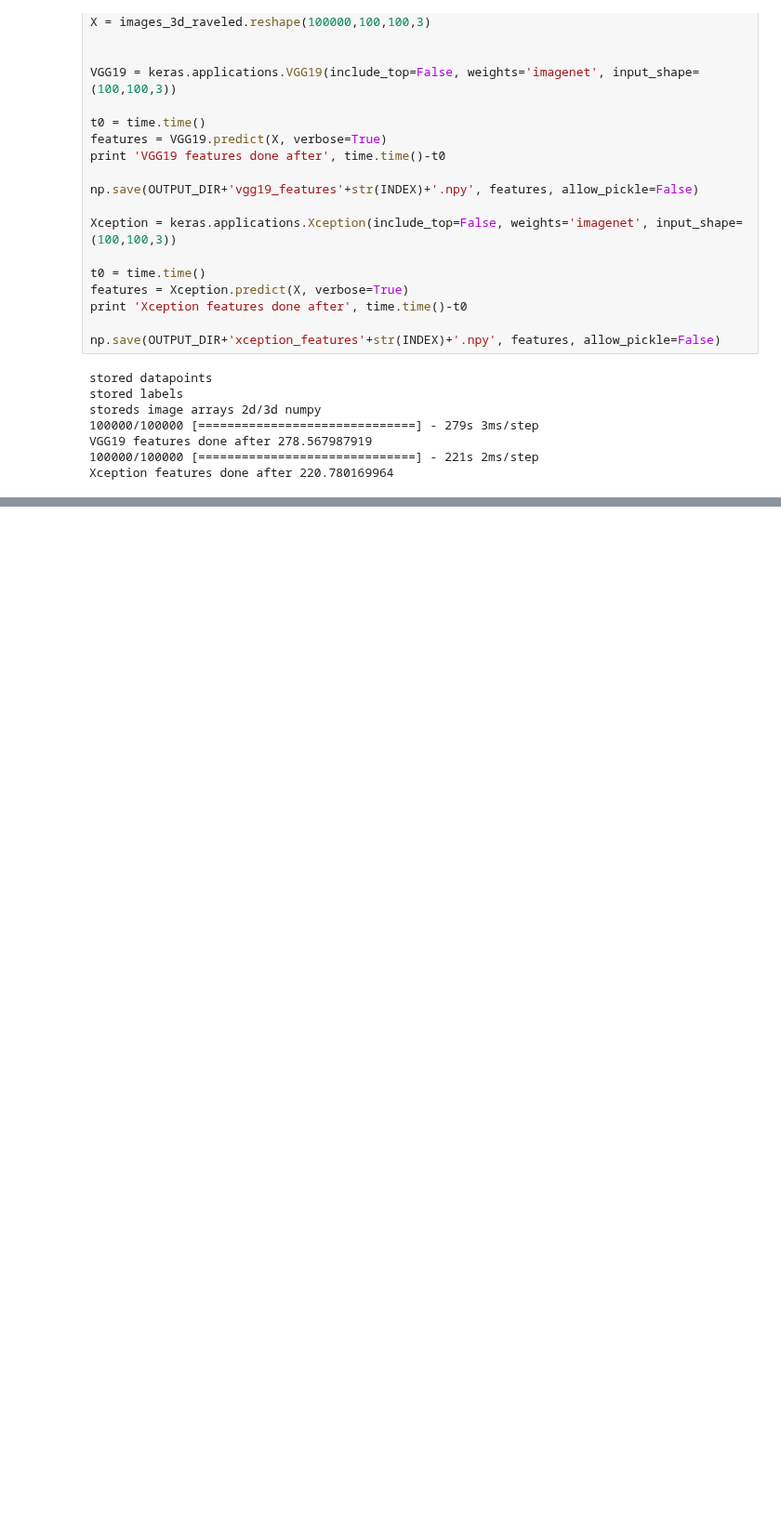
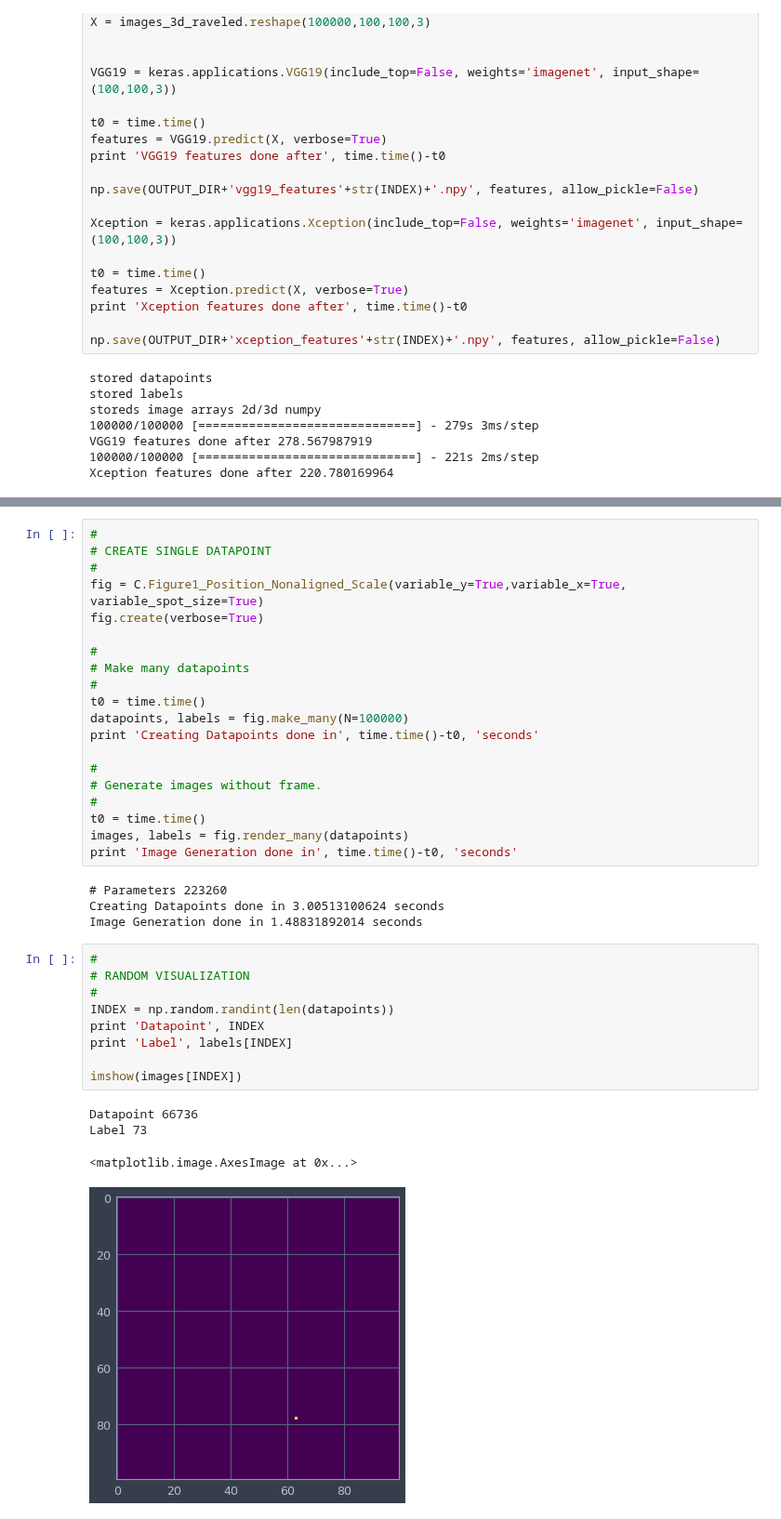
Before and after one commit to Rhoana/perception, a Jupyter notebook: IPY/Figure1_Position_Nonaligned_Scale_Datasets.ipynb, the cells around one changed output, grey strips where cells are left out. Shown at 93% size. Drawn from its saved outputs; the diff is of its cells as text; blank space fills up the shorter version.

```diff
--- a/IPY/Figure1_Position_Nonaligned_Scale_Datasets.ipynb
+++ b/IPY/Figure1_Position_Nonaligned_Scale_Datasets.ipynb
@@ -380,0 +375,38 @@ Xception features done after 220.716153145
+# %%
+#
+# CREATE SINGLE DATAPOINT
+#
+fig = C.Figure1_Position_Nonaligned_Scale(variable_y=True,variable_x=True, variable_spot_size=True)
+fig.create(verbose=True)
+
+#
+# Make many datapoints
+#
+t0 = time.time()
+datapoints, labels = fig.make_many(N=100000)
+print 'Creating Datapoints done in', time.time()-t0, 'seconds'
+
+#
+# Generate images without frame.
+#
+t0 = time.time()
+images, labels = fig.render_many(datapoints)
+print 'Image Generation done in', time.time()-t0, 'seconds'
+# %% [output]
+# Parameters 223260
+Creating Datapoints done in 3.00513100624 seconds
+Image Generation done in 1.48831892014 seconds
+# %%
+#
+# RANDOM VISUALIZATION
+#
+INDEX = np.random.randint(len(datapoints))
+print 'Datapoint', INDEX
+print 'Label', labels[INDEX]
+
+imshow(images[INDEX])
+# %% [output]
+Datapoint 66736
+Label 73
+<matplotlib.image.AxesImage at 0x...>
+[figure, added]
```
Also changed, not shown: parts of 19 cells of this notebook, 4 other files.
